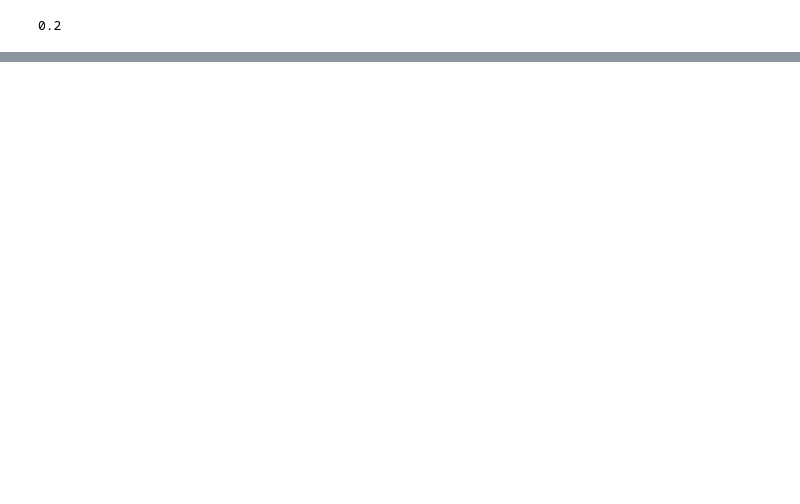
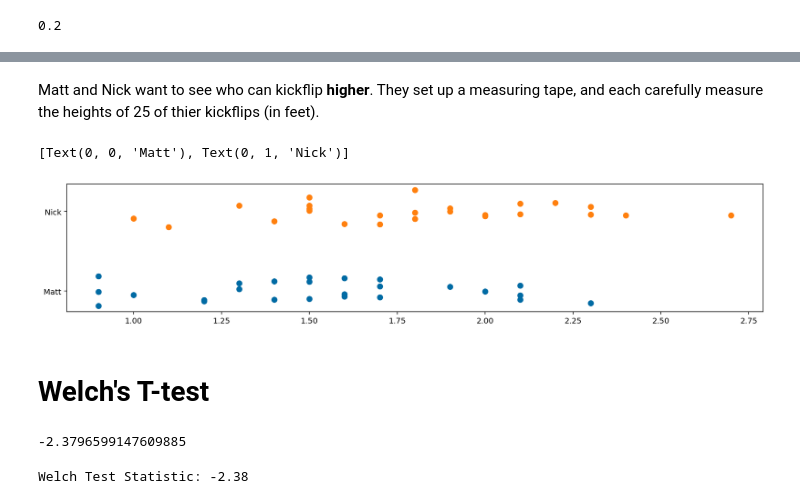
Before and after one commit to SmashAF/DSI_Study, a Jupyter notebook: Week2_Study_Sheet.ipynb, the cells around one changed output, grey strips where cells are left out. Drawn from its saved outputs; the diff is of its cells as text; code cells hidden in the pictures; blank space fills up the shorter version.

```diff
--- a/Week2_Study_Sheet.ipynb
+++ b/Week2_Study_Sheet.ipynb
@@ -138,0 +409,30 @@ NameError: name 'log' is not defined
+# %% [markdown]
+Matt and Nick want to see who can kickflip **higher**.  They set up a measuring tape, and each carefully measure the heights of 25 of thier kickflips (in feet).
+# %%
+matt_heights = [1.5, 0.9, 0.9, 1.3, 2.1, 1.9, 1.6, 1.4, 2.3, 1.0, 1.5, 0.9, 2.1,
+                1.3, 1.4, 2.1, 1.2, 1.7, 1.7, 2.0, 1.6, 1.2, 1.6, 1.7, 1.5]
+nick_heights = [1.9, 1.8, 1.3, 2.3, 1.7, 1.9, 2.7, 2.1, 2.2, 1.5, 1.8, 2.0, 1.1,
+                1.7, 2.1, 1.5, 2.3, 1.5, 2.0, 2.4, 1.5, 1.4, 1.6, 1.8, 1.0]
+# %%
+fig, ax = plt.subplots(1, figsize=(16, 3))
+
+ax.scatter(matt_heights, np.repeat(0, len(matt_heights)) + np.random.normal(0, 0.1, len(matt_heights)), s=45)
+ax.scatter(nick_heights, np.repeat(1, len(nick_heights)) + np.random.normal(0, 0.1, len(matt_heights)), s=45)
+ax.set_yticks([0, 1])
+ax.set_yticklabels(["Matt", "Nick"])
+# %% [output]
+[Text(0, 0, 'Matt'), Text(0, 1, 'Nick')]
+[figure, added]
+# %% [markdown]
+# Welch's T-test
+# %%
+def welch_test_statistic(samp1, samp2):
+    numerator = np.mean(samp1) - np.mean(samp2)
+    denominator = (np.var(samp1) / len(samp1)) + (np.var(samp2) / len(samp2))
+# %% [output]
+-2.3796599147609885
+# %%
+test_statistic = welch_test_statistic(matt_heights, nick_heights)
+print("Welch Test Statistic: {:2.2f}".format(test_statistic))
+# %% [output]
+Welch Test Statistic: -2.38
```
Also changed, not shown: parts of 46 cells of this notebook.
